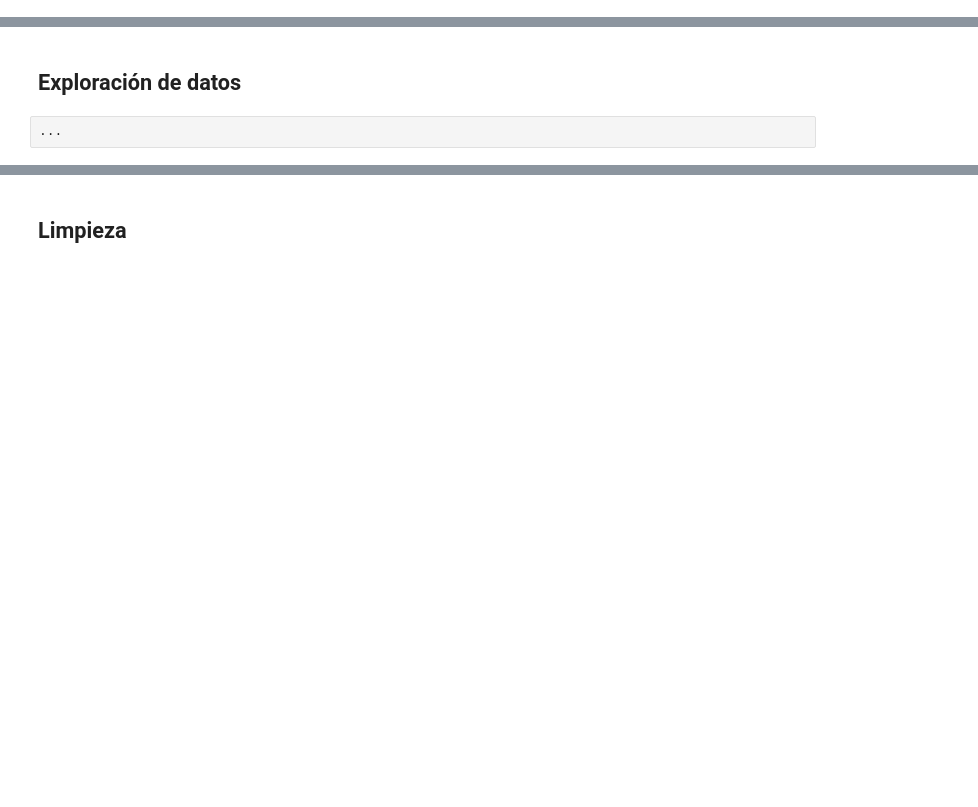
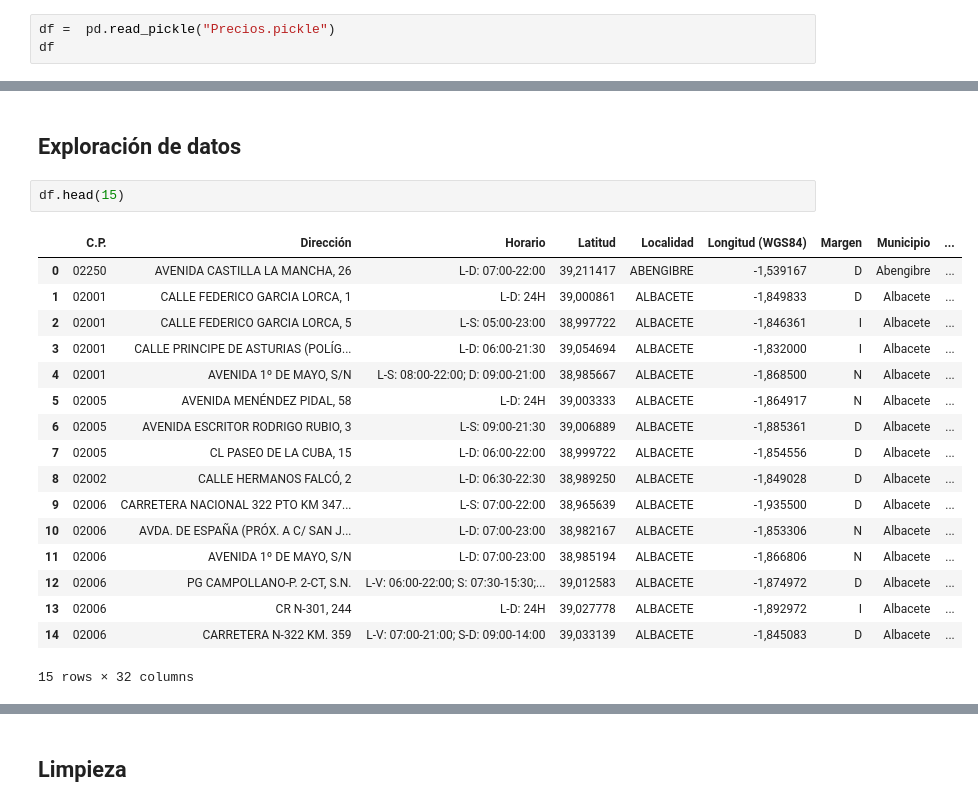
Before and after one commit to agarca4/Exercises-Pandas, a Jupyter notebook: Exercise3_Precios Combustible.ipynb, the cells around one changed output, grey strips where cells are left out. Drawn from its saved outputs; the diff is of its cells as text; blank space fills up the shorter version.

```diff
--- a/Exercise3_Precios Combustible.ipynb
+++ b/Exercise3_Precios Combustible.ipynb
@@ -10,0 +9,3 @@ import requests
+# %%
+df =  pd.read_pickle("Precios.pickle")
+df
@@ -11,4 +26,22 @@ import requests
 # %% [markdown]
 ## Exploración de datos
-# %% [raw]
-...
+# %%
+df.head(15)
+# %% [output]
+|  | C.P. | Dirección | Horario | Latitud | Localidad | Longitud (WGS84) | Margen | Municipio | ... |
+| 0 | 02250 | AVENIDA CASTILLA LA MANCHA, 26 | L-D: 07:00-22:00 | 39,211417 | ABENGIBRE | -1,539167 | D | Abengibre | ... |
+| 1 | 02001 | CALLE FEDERICO GARCIA LORCA, 1 | L-D: 24H | 39,000861 | ALBACETE | -1,849833 | D | Albacete | ... |
+| 2 | 02001 | CALLE FEDERICO GARCIA LORCA, 5 | L-S: 05:00-23:00 | 38,997722 | ALBACETE | -1,846361 | I | Albacete | ... |
+| 3 | 02001 | CALLE PRINCIPE DE ASTURIAS (POLÍG... | L-D: 06:00-21:30 | 39,054694 | ALBACETE | -1,832000 | I | Albacete | ... |
+| 4 | 02001 | AVENIDA 1º DE MAYO, S/N | L-S: 08:00-22:00; D: 09:00-21:00 | 38,985667 | ALBACETE | -1,868500 | N | Albacete | ... |
+| 5 | 02005 | AVENIDA MENÉNDEZ PIDAL, 58 | L-D: 24H | 39,003333 | ALBACETE | -1,864917 | N | Albacete | ... |
+| 6 | 02005 | AVENIDA ESCRITOR RODRIGO RUBIO, 3 | L-S: 09:00-21:30 | 39,006889 | ALBACETE | -1,885361 | D | Albacete | ... |
+| 7 | 02005 | CL PASEO DE LA CUBA, 15 | L-D: 06:00-22:00 | 38,999722 | ALBACETE | -1,854556 | D | Albacete | ... |
+| 8 | 02002 | CALLE HERMANOS FALCÓ, 2 | L-D: 06:30-22:30 | 38,989250 | ALBACETE | -1,849028 | D | Albacete | ... |
+| 9 | 02006 | CARRETERA NACIONAL 322 PTO KM 347... | L-S: 07:00-22:00 | 38,965639 | ALBACETE | -1,935500 | D | Albacete | ... |
+| 10 | 02006 | AVDA. DE ESPAÑA (PRÓX. A C/ SAN J... | L-D: 07:00-23:00 | 38,982167 | ALBACETE | -1,853306 | N | Albacete | ... |
+| 11 | 02006 | AVENIDA 1º DE MAYO, S/N | L-D: 07:00-23:00 | 38,985194 | ALBACETE | -1,866806 | N | Albacete | ... |
+| 12 | 02006 | PG CAMPOLLANO-P. 2-CT, S.N. | L-V: 06:00-22:00; S: 07:30-15:30;... | 39,012583 | ALBACETE | -1,874972 | D | Albacete | ... |
+| 13 | 02006 | CR N-301, 244 | L-D: 24H | 39,027778 | ALBACETE | -1,892972 | I | Albacete | ... |
+| 14 | 02006 | CARRETERA N-322 KM. 359 | L-V: 07:00-21:00; S-D: 09:00-14:00 | 39,033139 | ALBACETE | -1,845083 | D | Albacete | ... |
+15 rows × 32 columns
```
Also changed, not shown: parts of 17 cells of this notebook, 2 other files.
